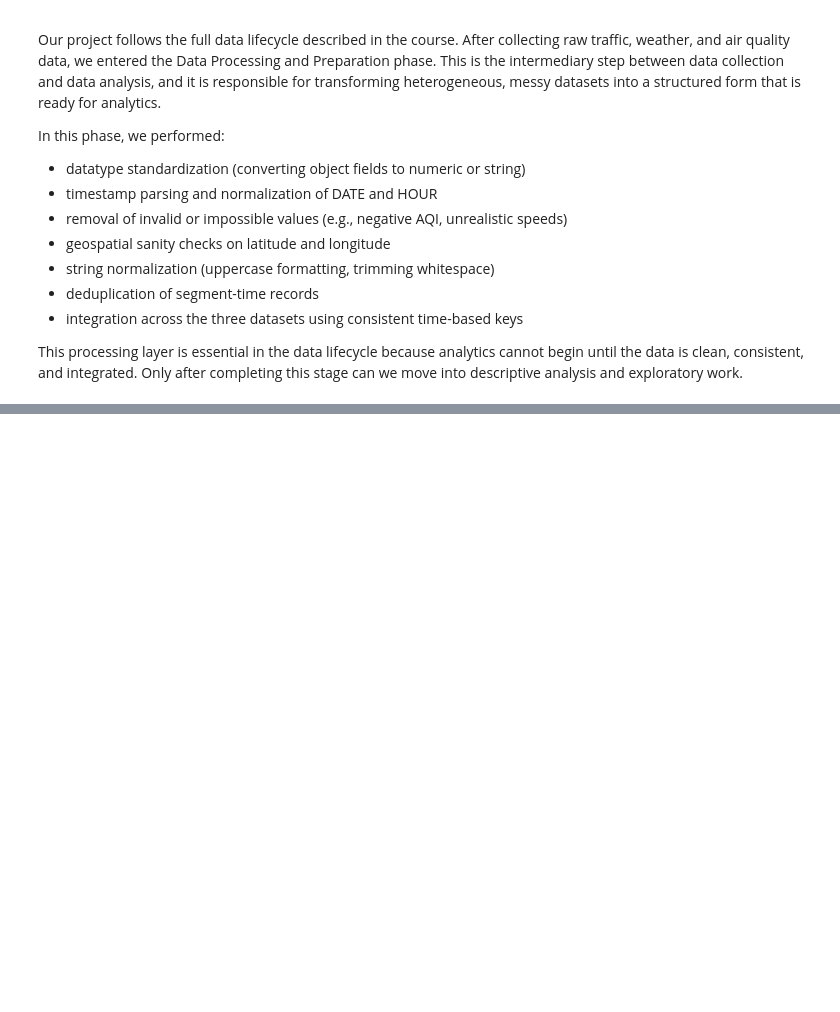
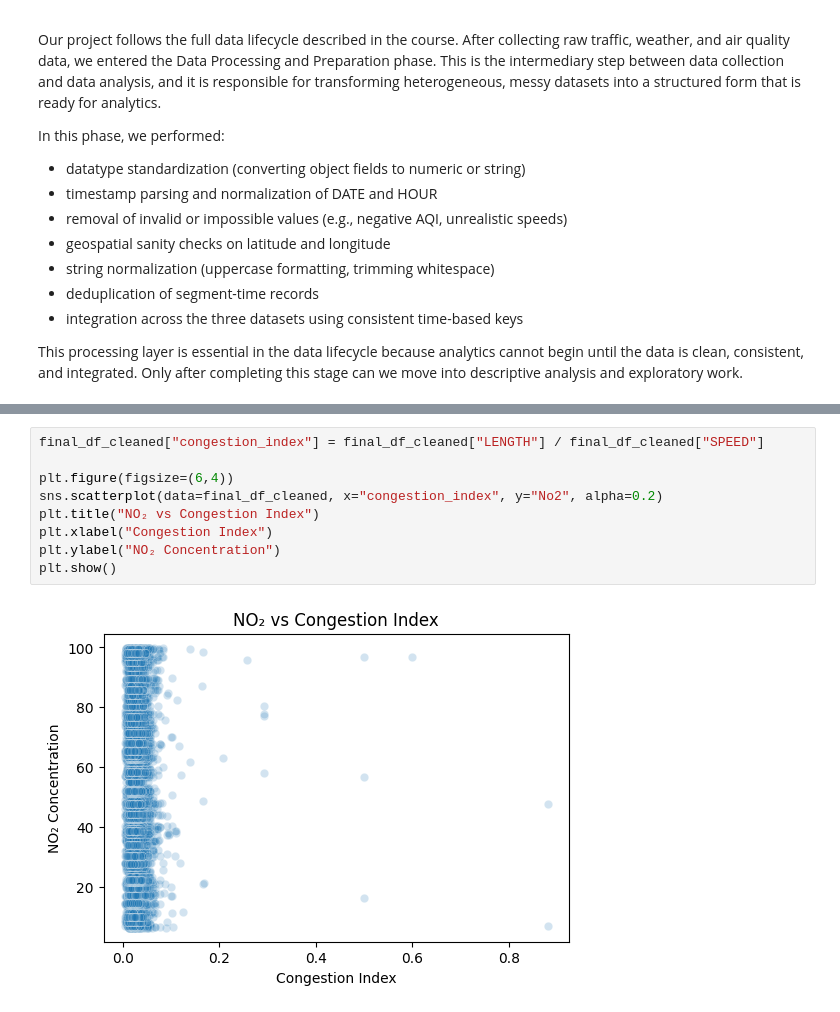
Before and after one commit to rishabhshahh/is477, a Jupyter notebook: notebooks/Project.ipynb, the cells around one changed output, grey strips where cells are left out. Drawn from its saved outputs; the diff is of its cells as text; blank space fills up the shorter version.

```diff
--- a/notebooks/Project.ipynb
+++ b/notebooks/Project.ipynb
@@ -386,0 +262,11 @@ This processing layer is essential in the data lifecycle because analytics canno
+# %%
+final_df_cleaned["congestion_index"] = final_df_cleaned["LENGTH"] / final_df_cleaned["SPEED"]
+
+plt.figure(figsize=(6,4))
+sns.scatterplot(data=final_df_cleaned, x="congestion_index", y="No2", alpha=0.2)
+plt.title("NO₂ vs Congestion Index")
+plt.xlabel("Congestion Index")
+plt.ylabel("NO₂ Concentration")
+plt.show()
+# %% [output]
+[figure, added]
```
Also changed, not shown: parts of 34 cells of this notebook, 14 other files.
